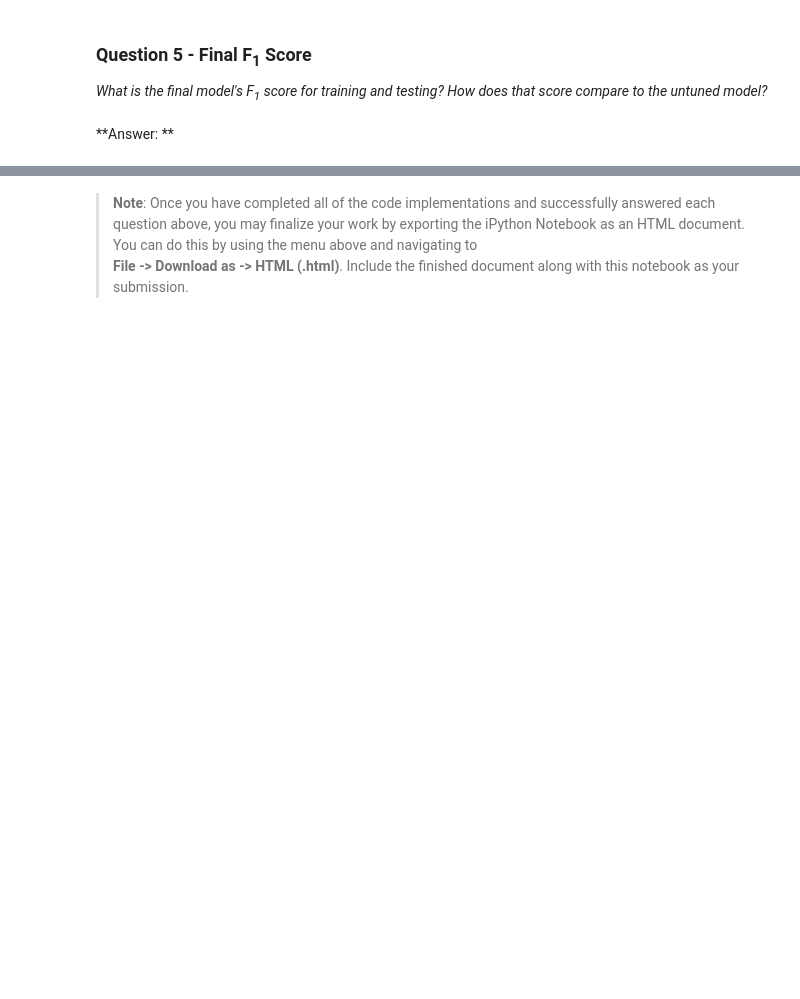
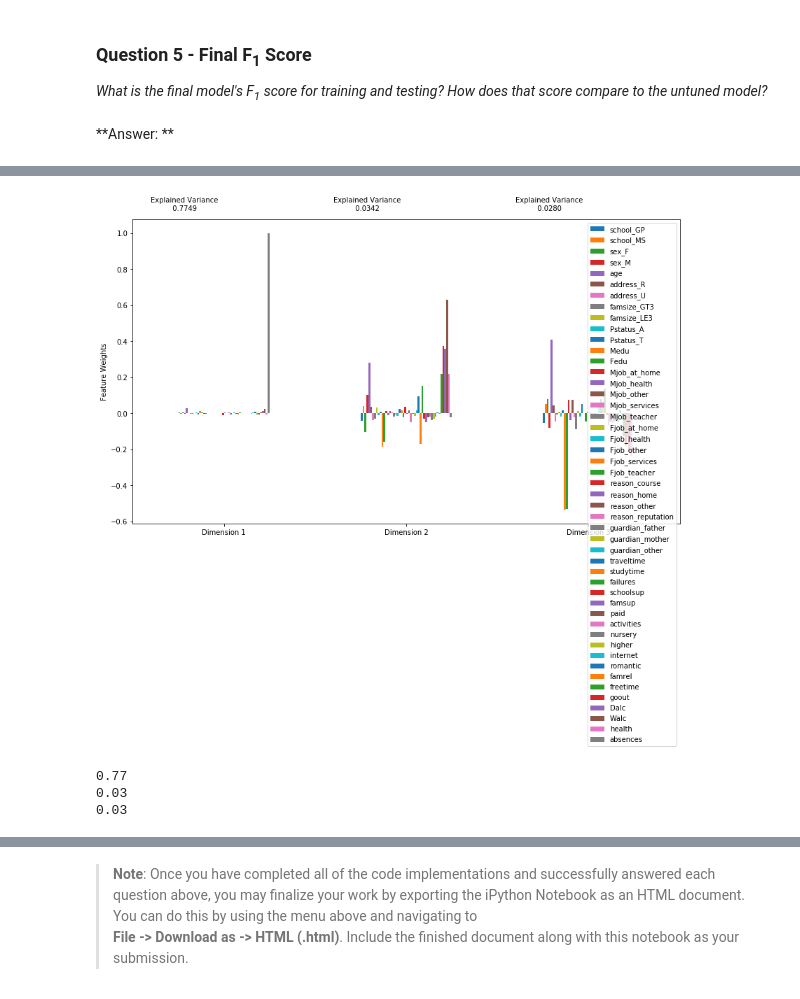
Before and after one commit to AtotheKay/machine-learning, a Jupyter notebook: projects/student_intervention/student_intervention.ipynb, the cells around one changed output, grey strips where cells are left out. Saved outputs shown, nothing was run; the diff lists cells and outputs as text; code cells hidden in the pictures; blank space fills up the shorter version.

```diff
--- a/projects/student_intervention/student_intervention.ipynb
+++ b/projects/student_intervention/student_intervention.ipynb
@@ -366,0 +529,21 @@ print "Tuned model has a testing F1 score of {:.4f}.".format(predict_labels(clf,
+# %%
+### Added clustering
+import visuals_AK as vs
+# TODO: Apply PCA by fitting the good data with the same number of dimensions as features
+from sklearn.decomposition import PCA
+pca = PCA(n_components=3).fit(X_all)
+
+# TODO: Transform log_samples using the PCA fit above
+pca_samples =pca.transform(X_all)
+
+# Generate PCA results plot
+pca_results = vs.pca_results(X_all, pca)
+# %% [output]
+[figure, added]
+# %%
+for a in pca.explained_variance_ratio_:
+    print("{0:.2f}".format(a))
+# %% [output]
+0.77
+0.03
+0.03
```
Also changed, not shown: parts of 10 cells of this notebook, 11 other files.
